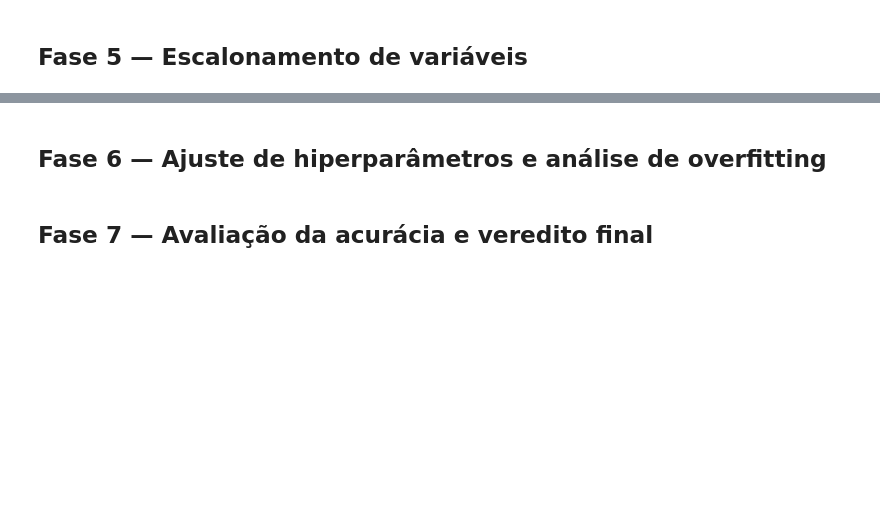
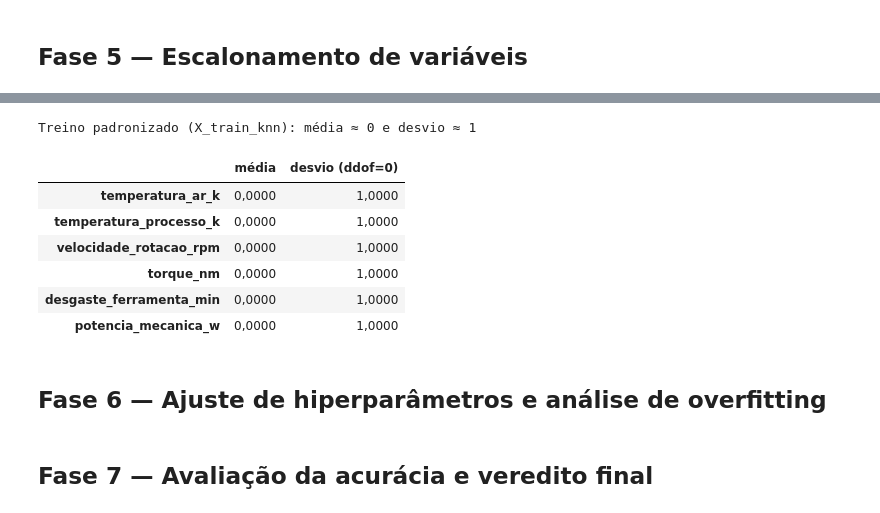
Before and after one commit to CorreaBrunoMiguel/projeto_final, a Jupyter notebook: notebooks/manutencao_preditiva.ipynb, the cells around one changed output, grey strips where cells are left out. Cells and saved outputs as stored; diff of their text form; code cells hidden in the pictures; blank space fills up the shorter version.

Commit message:
codifica tipos, reamostra treino e escalona KNN

```diff
--- a/notebooks/manutencao_preditiva.ipynb
+++ b/notebooks/manutencao_preditiva.ipynb
@@ -643,3 +727,45 @@ Intervalo Observado:
+# %%
+colunas_continuas = [
+    "temperatura_ar_k",
+    "temperatura_processo_k",
+    "velocidade_rotacao_rpm",
+    "torque_nm",
+    "desgaste_ferramenta_min",
+    "potencia_mecanica_w",
+]
+
+X_train_knn = X_train_resampled.copy()
+X_test_knn = X_test.copy()
+
+scaler = StandardScaler()
+
+X_train_knn[colunas_continuas] = scaler.fit_transform(X_train_knn[colunas_continuas])
+X_test_knn[colunas_continuas] = scaler.transform(X_test_knn[colunas_continuas])
+# %%
+resumo_knn = (
+    pd.DataFrame(
+        {
+            "média": X_train_knn[colunas_continuas].mean(),
+            "desvio (ddof=0)": X_train_knn[colunas_continuas].std(ddof=0),
+        }
+    ).round(6)
+    + 0.0
+)  # o + 0.0 evita "-0,0000" por ruído de ponto flutuante
+
+display(
+    resumo_knn.style.format(precision=4, decimal=",").set_caption(
+        "Treino padronizado (X_train_knn): média ≈ 0 e desvio ≈ 1"
+    )
+)
+# %% [output]
+Treino padronizado (X_train_knn): média ≈ 0 e desvio ≈ 1
+|  | média | desvio (ddof=0) |
+| temperatura_ar_k | 0,0000 | 1,0000 |
+| temperatura_processo_k | 0,0000 | 1,0000 |
+| velocidade_rotacao_rpm | 0,0000 | 1,0000 |
+| torque_nm | 0,0000 | 1,0000 |
+| desgaste_ferramenta_min | 0,0000 | 1,0000 |
+| potencia_mecanica_w | 0,0000 | 1,0000 |
 # %% [markdown]
 ## Fase 6 — Ajuste de hiperparâmetros e análise de overfitting
 # %% [markdown]
```
Also changed, not shown: parts of 7 cells of this notebook.
